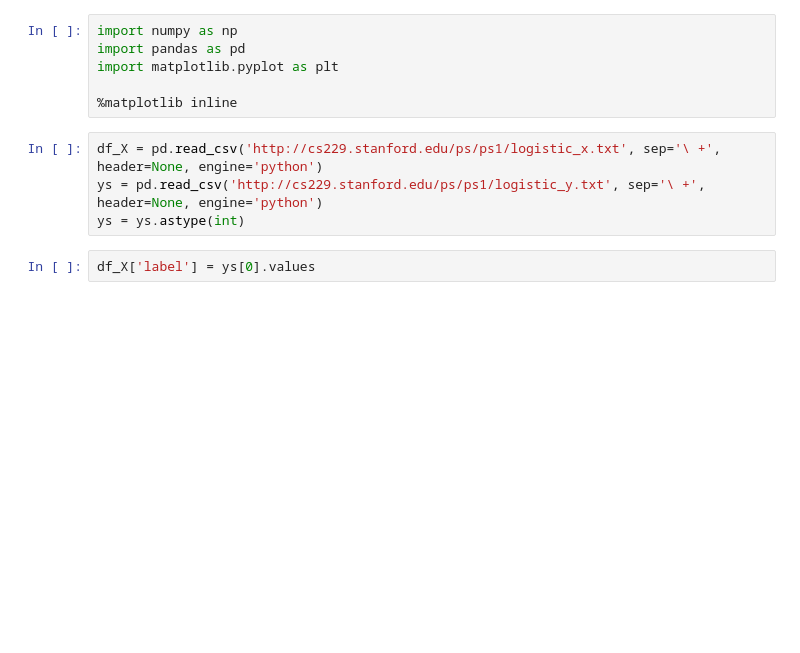
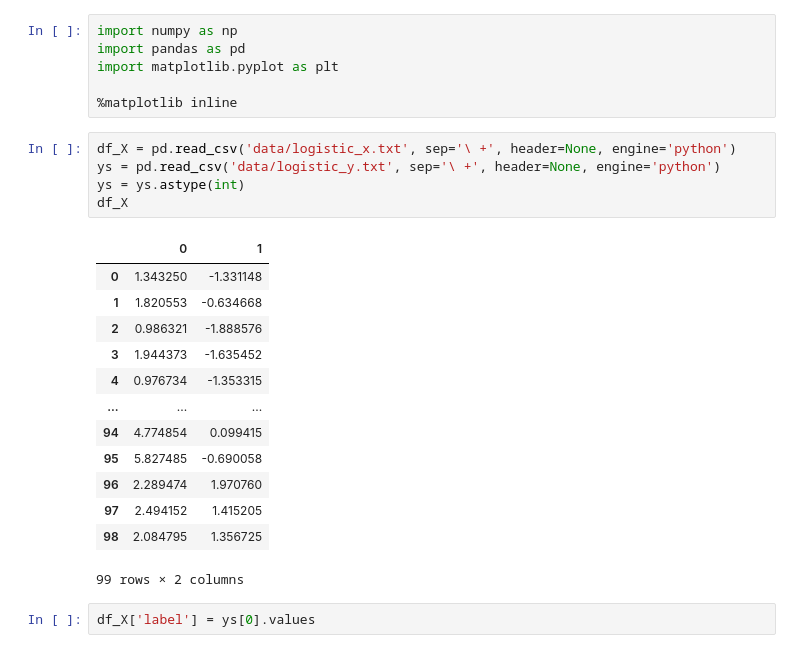
Before and after one commit to zhoucz97/CS229, a Jupyter notebook: 2.Problem-Set/2017/Problem-set-1/1-Logistic-regression.ipynb, the cells around one changed output. Cells and saved outputs as stored; diff of their text form; blank space fills up the shorter version.

```diff
--- a/2.Problem-Set/2017/Problem-set-1/1-Logistic-regression.ipynb
+++ b/2.Problem-Set/2017/Problem-set-1/1-Logistic-regression.ipynb
@@ -76,9 +76,24 @@ import matplotlib.pyplot as plt
 
 %matplotlib inline
 # %%
-df_X = pd.read_csv('http://cs229.stanford.edu/ps/ps1/logistic_x.txt', sep='\ +', header=None, engine='python')
-ys = pd.read_csv('http://cs229.stanford.edu/ps/ps1/logistic_y.txt', sep='\ +', header=None, engine='python')
+df_X = pd.read_csv('data/logistic_x.txt', sep='\ +', header=None, engine='python')
+ys = pd.read_csv('data/logistic_y.txt', sep='\ +', header=None, engine='python')
 ys = ys.astype(int)
+df_X
+# %% [output]
+|  | 0 | 1 |
+| 0 | 1.343250 | -1.331148 |
+| 1 | 1.820553 | -0.634668 |
+| 2 | 0.986321 | -1.888576 |
+| 3 | 1.944373 | -1.635452 |
+| 4 | 0.976734 | -1.353315 |
+| ... | ... | ... |
+| 94 | 4.774854 | 0.099415 |
+| 95 | 5.827485 | -0.690058 |
+| 96 | 2.289474 | 1.970760 |
+| 97 | 2.494152 | 1.415205 |
+| 98 | 2.084795 | 1.356725 |
+99 rows × 2 columns
 # %%
 df_X['label'] = ys[0].values
 # %% [markdown]
```
Also changed, not shown: 4 other files.
